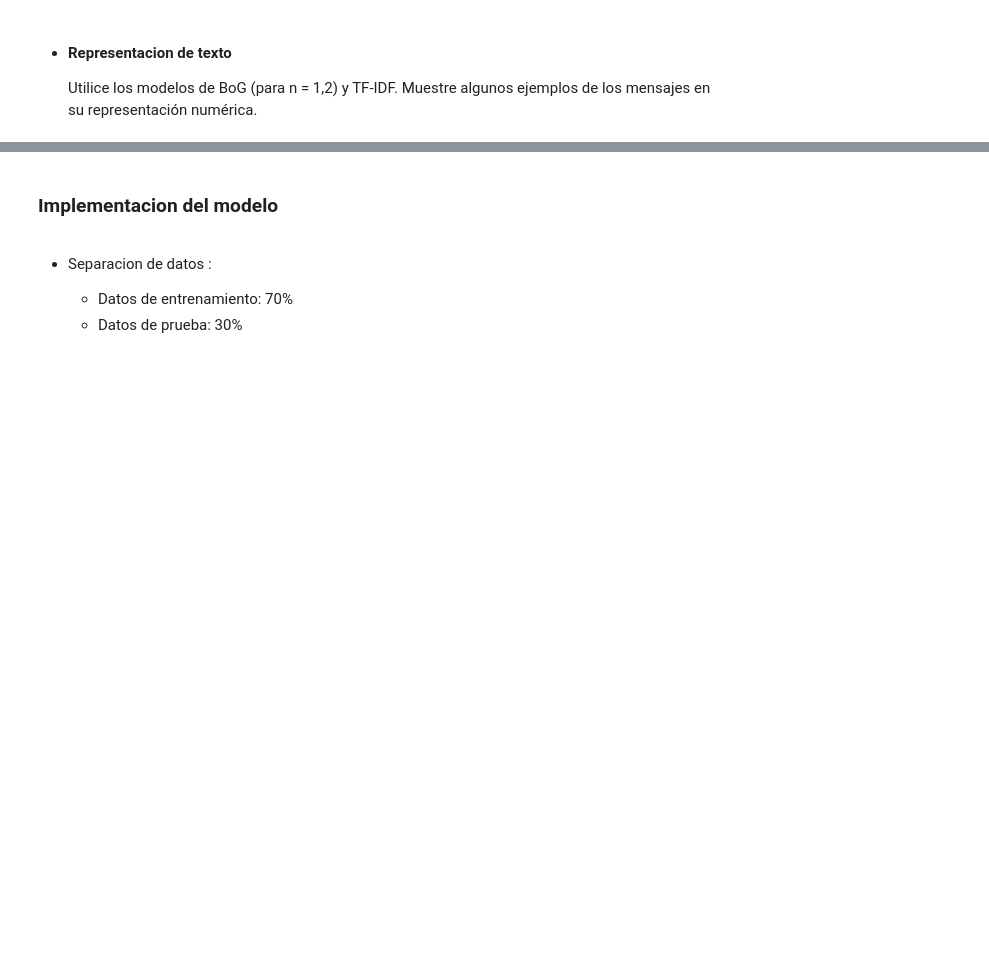
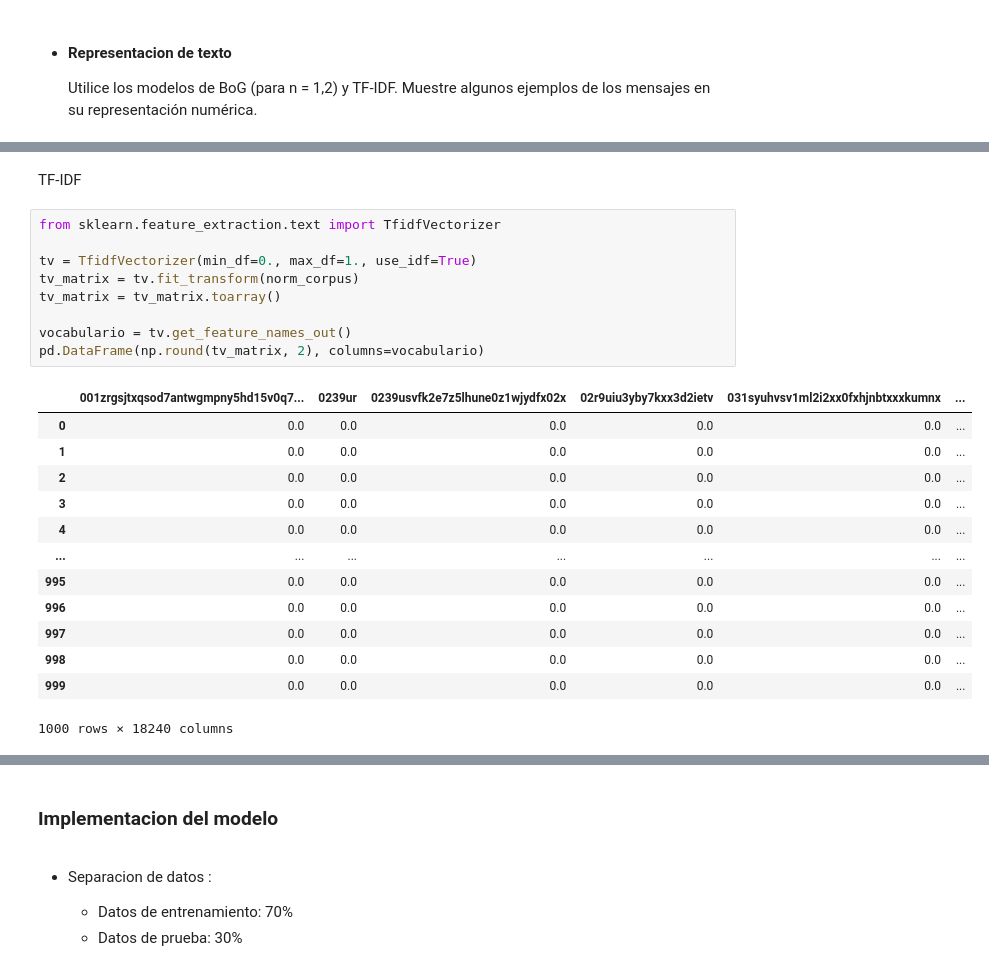
Before and after one commit to MarcoRamirezGT/HDT2_SDS, a Jupyter notebook: hdt2.ipynb, the cells around one changed output, grey strips where cells are left out. Drawn from its saved outputs; the diff is of its cells as text; blank space fills up the shorter version.

```diff
--- a/hdt2.ipynb
+++ b/hdt2.ipynb
@@ -89,0 +371,25 @@ representación numérica.
+# %% [markdown]
+TF-IDF
+# %%
+from sklearn.feature_extraction.text import TfidfVectorizer
+
+tv = TfidfVectorizer(min_df=0., max_df=1., use_idf=True)
+tv_matrix = tv.fit_transform(norm_corpus)
+tv_matrix = tv_matrix.toarray()
+
+vocabulario = tv.get_feature_names_out()
+pd.DataFrame(np.round(tv_matrix, 2), columns=vocabulario)
+# %% [output]
+|  | 001zrgsjtxqsod7antwgmpny5hd15v0q7... | 0239ur | 0239usvfk2e7z5lhune0z1wjydfx02x | 02r9uiu3yby7kxx3d2ietv | 031syuhvsv1ml2i2xx0fxhjnbtxxxkumnx | ... |
+| 0 | 0.0 | 0.0 | 0.0 | 0.0 | 0.0 | ... |
+| 1 | 0.0 | 0.0 | 0.0 | 0.0 | 0.0 | ... |
+| 2 | 0.0 | 0.0 | 0.0 | 0.0 | 0.0 | ... |
+| 3 | 0.0 | 0.0 | 0.0 | 0.0 | 0.0 | ... |
+| 4 | 0.0 | 0.0 | 0.0 | 0.0 | 0.0 | ... |
+| ... | ... | ... | ... | ... | ... | ... |
+| 995 | 0.0 | 0.0 | 0.0 | 0.0 | 0.0 | ... |
+| 996 | 0.0 | 0.0 | 0.0 | 0.0 | 0.0 | ... |
+| 997 | 0.0 | 0.0 | 0.0 | 0.0 | 0.0 | ... |
+| 998 | 0.0 | 0.0 | 0.0 | 0.0 | 0.0 | ... |
+| 999 | 0.0 | 0.0 | 0.0 | 0.0 | 0.0 | ... |
+1000 rows × 18240 columns
```
Also changed, not shown: parts of 23 cells of this notebook, 2 other files.
